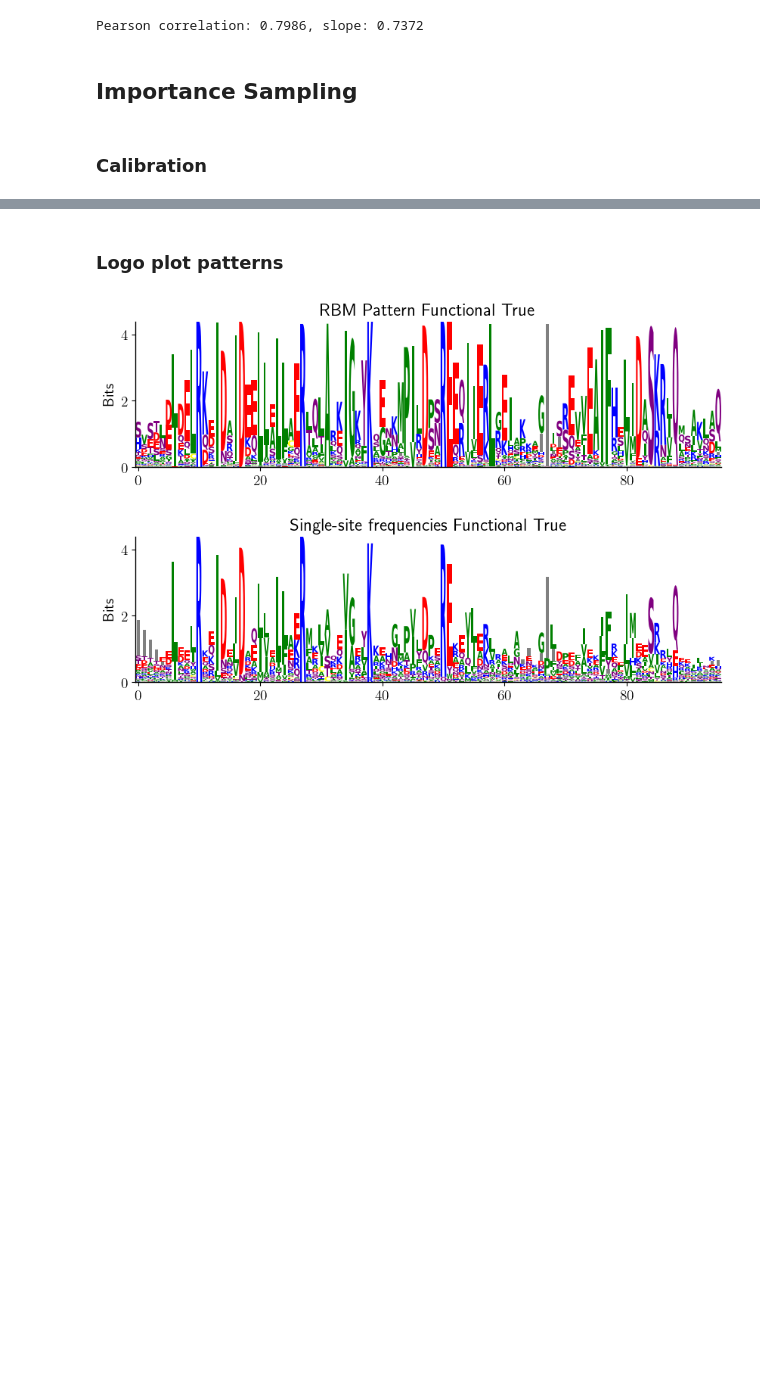
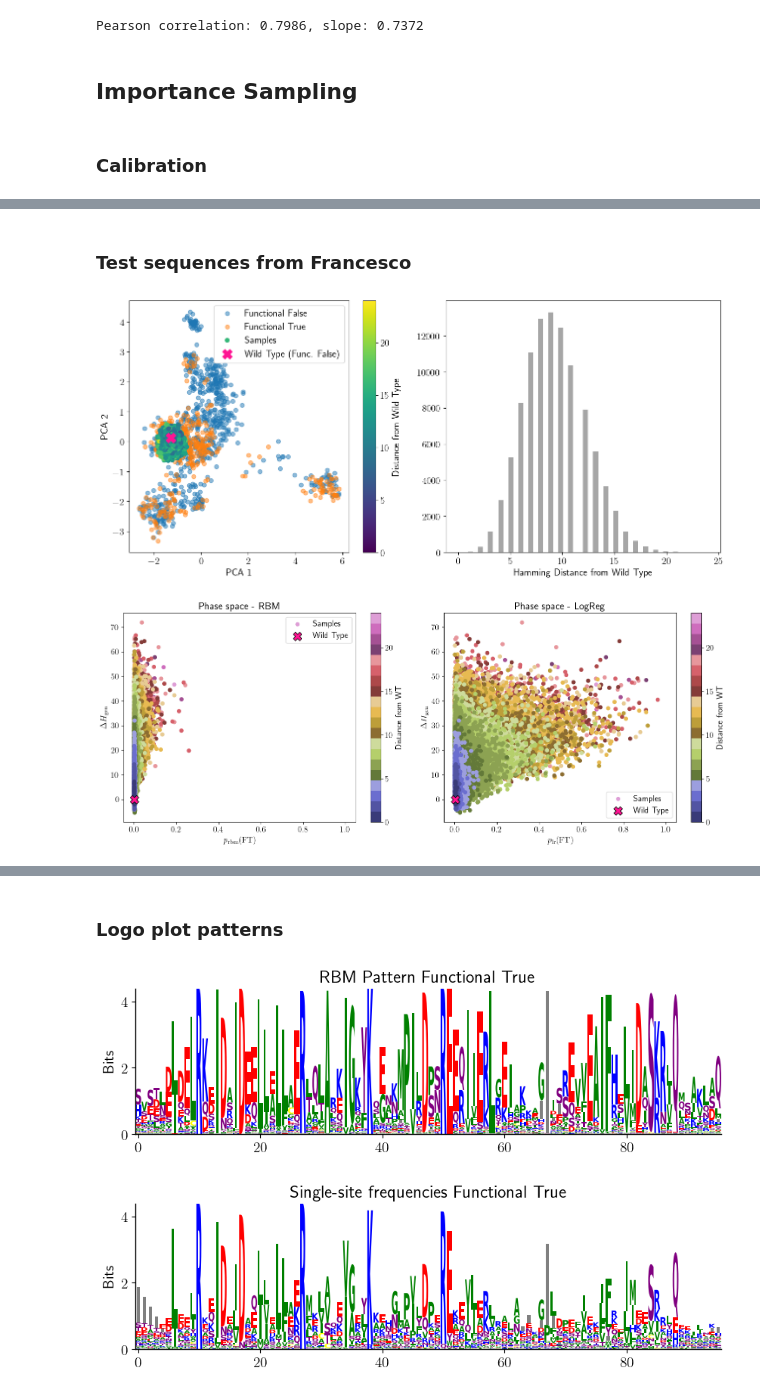
Before and after one commit to spqb/thermostable-ribozymes, a Jupyter notebook: notebooks/analysis_CM.ipynb, the cells around one changed output, grey strips where cells are left out. Cells and saved outputs as stored; diff of their text form; code cells hidden in the pictures; blank space fills up the shorter version.

```diff
--- a/notebooks/analysis_CM.ipynb
+++ b/notebooks/analysis_CM.ipynb
@@ -531,0 +597,71 @@ fig.tight_layout()
+# %% [markdown]
+### Test sequences from Francesco
+# %%
+from adabmDCA.fasta import import_from_fasta
+
+path_fasta = "../generated/CM/Seq_gen_bmDCA_gen_strength1.0_label_strength1.0_is_strength3.0.faa"
+_, seqs = import_from_fasta(path_fasta, tokens=tokens)
+seqs_oh = torch.nn.functional.one_hot(torch.tensor(seqs), num_classes=len(tokens)).to(device=device, dtype=dtype)
+
+p_lr_fran = get_prob_logreg({"visible": seqs_oh}, target_label_oh)
+Hgen_fran, p_rbm_fran = get_energy_contributions(
+    rbm=rbm,
+    samples={"visible": seqs_oh},
+    target_label_oh=target_label_oh
+)
+
+Hgen_fran = Hgen_fran.cpu().numpy()
+p_rbm_fran = p_rbm_fran.cpu().numpy()
+
+# pca
+seqs_pca = pca.transform(seqs_oh.view(len(seqs_oh), -1).cpu().numpy())
+
+# distance from WT
+distances_fran = get_distance_from_wt(wild_type, {"visible": seqs_oh}).cpu().numpy()
+
+fig, ax = plt.subplots(1, 2, figsize=(13, 6), dpi=100)
+ax[0].scatter(data_proj[functional_false_mask, 0], -data_proj[functional_false_mask, 1], label='Functional False', alpha=0.5)
+ax[0].scatter(data_proj[~functional_false_mask, 0], -data_proj[~functional_false_mask, 1], label='Functional True', alpha=0.5)
+sc = ax[0].scatter(seqs_pca[:, 0], -seqs_pca[:, 1], c=distances_fran, cmap='viridis', label='Samples')
+ax[0].scatter(wt_pca[:, 0], -wt_pca[:, 1], marker="X", s=200, c='deeppink', label='Wild Type (Func. False)')
+ax[0].legend()
+ax[0].set_xlabel("PCA 1")
+ax[0].set_ylabel("PCA 2")
+# colorbar
+cbar = plt.colorbar(sc, ax=ax[0])
+cbar.set_label(r"Distance from Wild Type")
+
+ax[1].hist(distances_fran, bins=50, color='gray', alpha=0.7)
+ax[1].set_xlabel("Hamming Distance from Wild Type")
+
+fig.tight_layout();
+
+fig, ax = plt.subplots(1, 2, figsize=(15, 6), dpi=100)
+
+idx = np.argsort(distances_fran)[::-1]
+sc0 = ax[0].scatter(p_rbm_fran[idx], Hgen_fran[idx] - Hgen_wt.item(), c=distances_fran[idx], cmap="tab20b", label=f"Samples")
+ax[0].set_ylabel(r"$\Delta H_{\mathrm{gen}}$")
+ax[0].set_xlabel(r"$p_{\mathrm{rbm}}(\mathrm{FT})$")
+ax[0].set_title(f"Phase space - RBM")
+ax[0].scatter(p_rbm_wt.item(), 0, marker="X", s=200, c='deeppink', label='Wild Type', edgecolor='black')
+ax[0].set_xlim(-0.05, 1.05)
+ax[0].legend()
+
+sc1 = ax[1].scatter(p_lr_fran[idx], Hgen_fran[idx] - Hgen_wt.item(), c=distances_fran[idx], cmap="tab20b", label=f"Samples")
+ax[1].set_ylabel(r"$\Delta H_{\mathrm{gen}}$")
+ax[1].set_xlabel(r"$p_{\mathrm{lr}}(\mathrm{FT})$")
+ax[1].set_title(f"Phase space - LogReg")
+ax[1].scatter(p_lr_wt.item(), 0, marker="X", s=200, c='deeppink', label='Wild Type', edgecolor='black')
+ax[1].set_xlim(-0.05, 1.05)
+ax[1].legend()
+
+cbar0 = plt.colorbar(sc0, ax=ax[0])
+cbar0.set_label(r"Distance from WT")
+
+cbar1 = plt.colorbar(sc1, ax=ax[1])
+cbar1.set_label(r"Distance from WT")
+
+fig.tight_layout()
+# %% [output]
+[figure, added]
+[figure, added]
```
Also changed, not shown: parts of 12 cells of this notebook.
